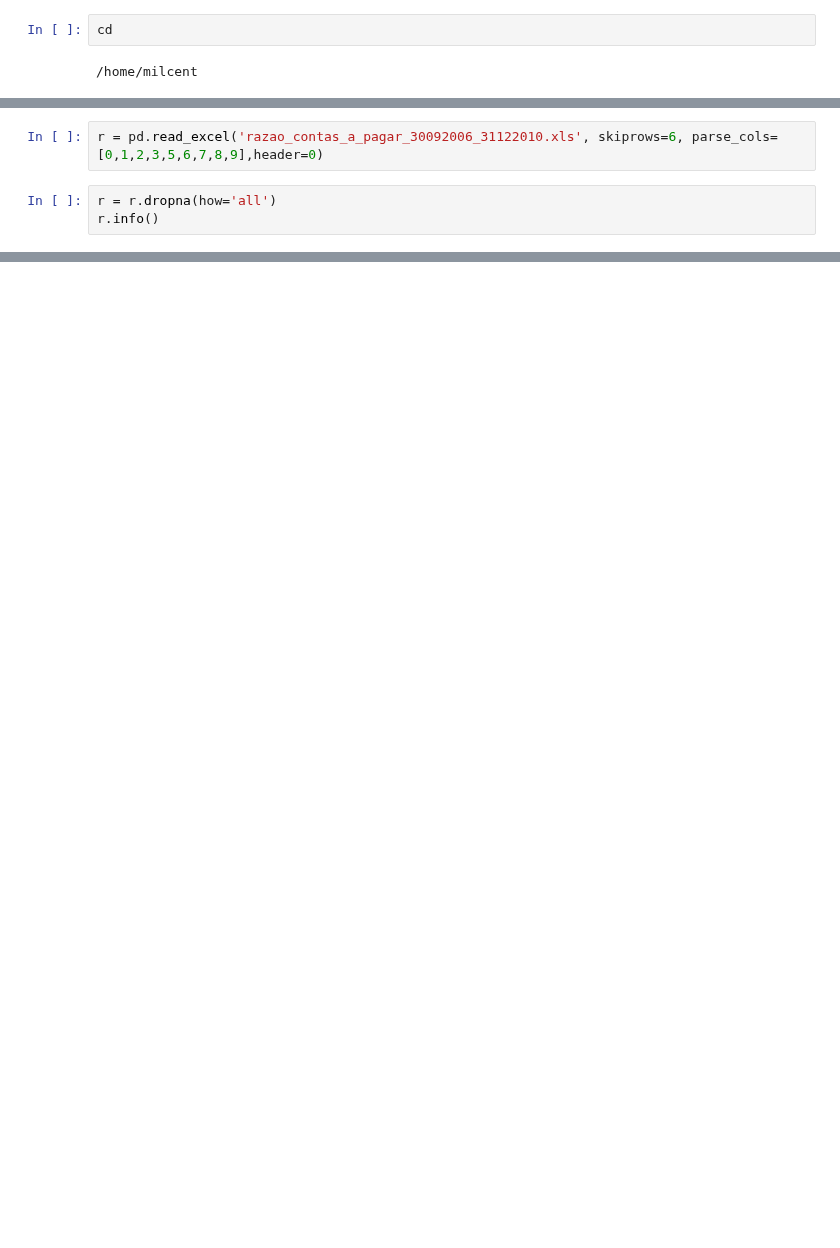
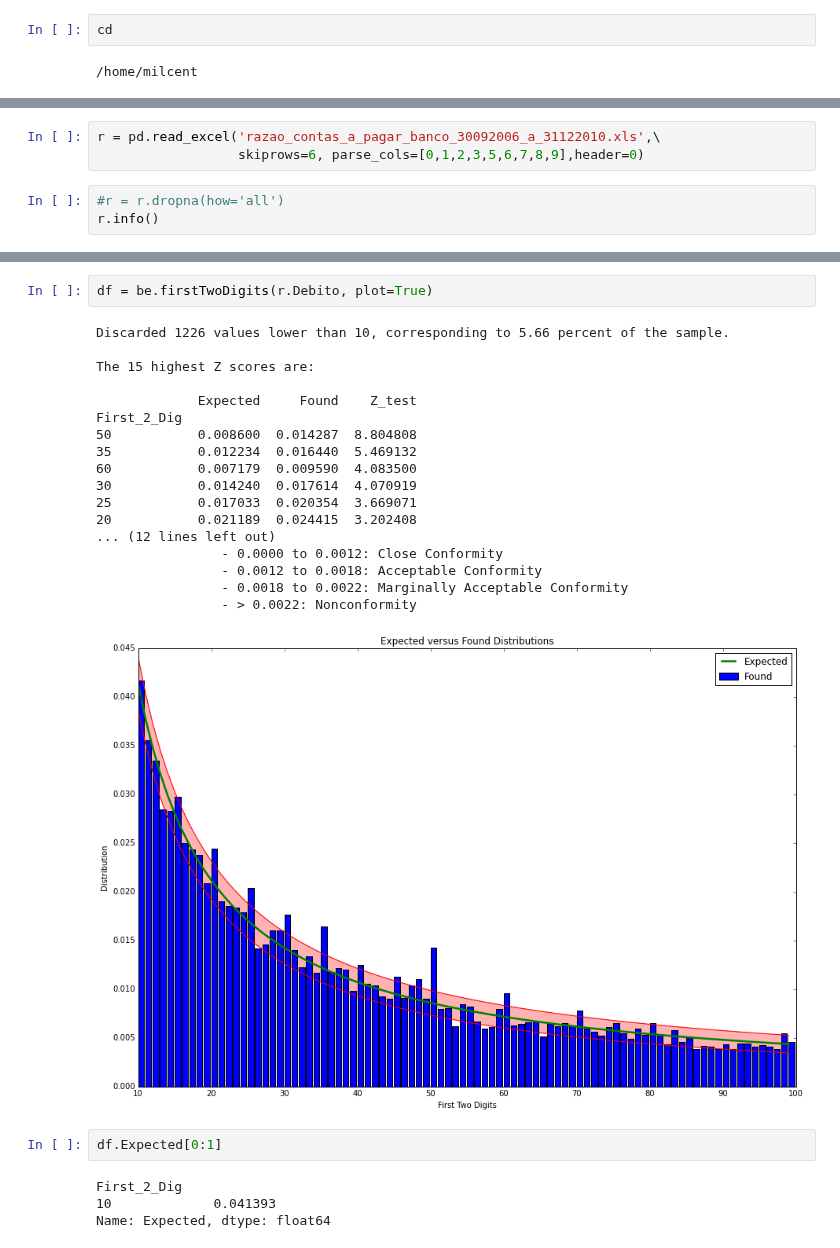
Before and after one commit to milcent/benford_py, a Jupyter notebook: Benford_show.ipynb, the cells around one changed output, grey strips where cells are left out. Saved outputs shown, nothing was run; the diff lists cells and outputs as text; blank space fills up the shorter version.

Commit message:
Testing and debugging First Two Digits

```diff
--- a/Benford_show.ipynb
+++ b/Benford_show.ipynb
@@ -17,8 +22,9 @@ layout_01_01_200812.CSV  razao_contas_a_pagar_30092006_31122010.xls
 layout_01_11_200812.CSV
 # %%
-r = pd.read_excel('razao_contas_a_pagar_30092006_31122010.xls', skiprows=6, parse_cols=[0,1,2,3,5,6,7,8,9],header=0)
+r = pd.read_excel('razao_contas_a_pagar_banco_30092006_a_31122010.xls',\
+                  skiprows=6, parse_cols=[0,1,2,3,5,6,7,8,9],header=0)
 # %%
-r = r.dropna(how='all')
+#r = r.dropna(how='all')
 r.info()
 # %% [output]
 <class 'pandas.core.frame.DataFrame'>
@@ -37,0 +54,27 @@ memory usage: 4.9+ MB
+# %%
+df = be.firstTwoDigits(r.Debito, plot=True)
+# %% [output]
+Discarded 1226 values lower than 10, corresponding to 5.66 percent of the sample.
+
+The 15 highest Z scores are:
+
+             Expected     Found    Z_test
+First_2_Dig
+50           0.008600  0.014287  8.804808
+35           0.012234  0.016440  5.469132
+60           0.007179  0.009590  4.083500
+30           0.014240  0.017614  4.070919
+25           0.017033  0.020354  3.669071
+20           0.021189  0.024415  3.202408
+... (12 lines left out)
+                - 0.0000 to 0.0012: Close Conformity
+                - 0.0012 to 0.0018: Acceptable Conformity
+                - 0.0018 to 0.0022: Marginally Acceptable Conformity
+                - > 0.0022: Nonconformity
+[figure, added]
+# %%
+df.Expected[0:1]
+# %% [output]
+First_2_Dig
+10             0.041393
+Name: Expected, dtype: float64
```
Also changed, not shown: parts of 6 cells of this notebook, 3 other files.
